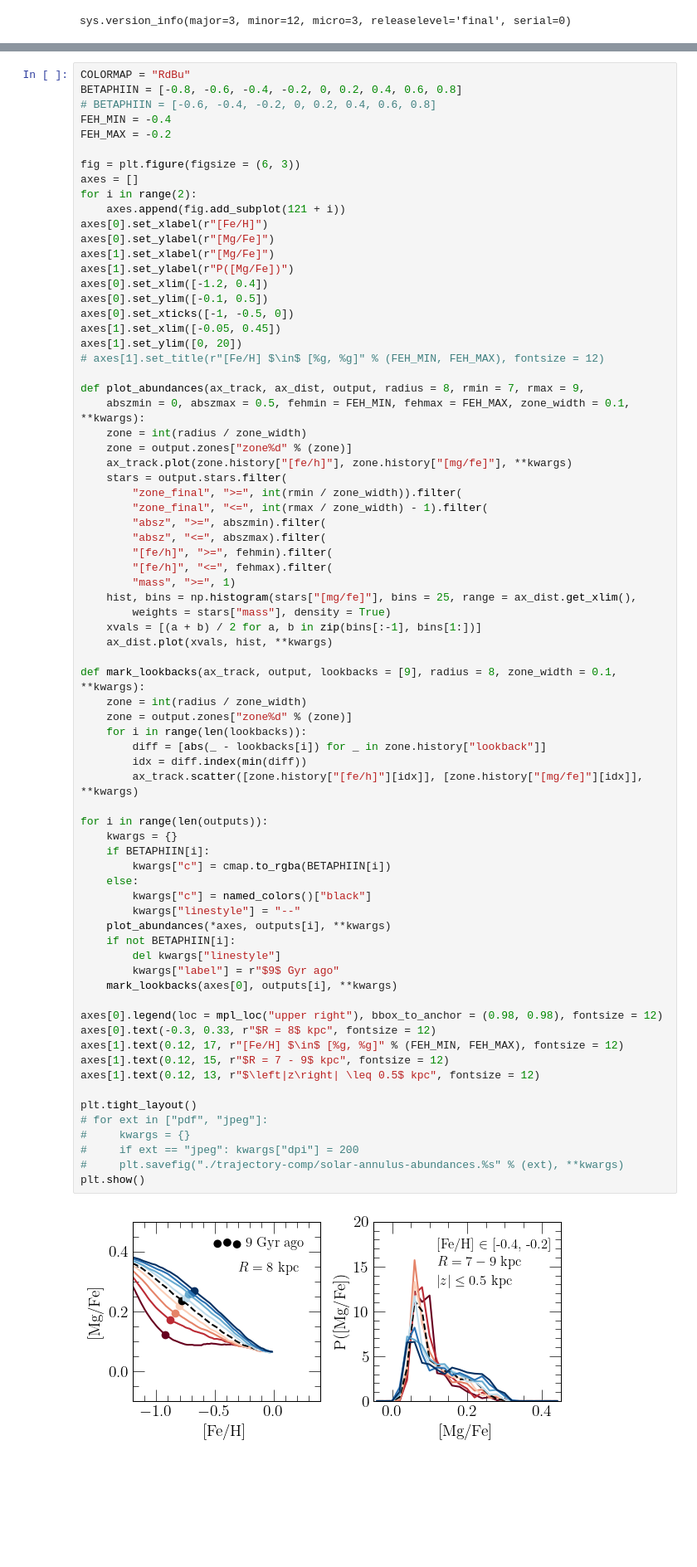
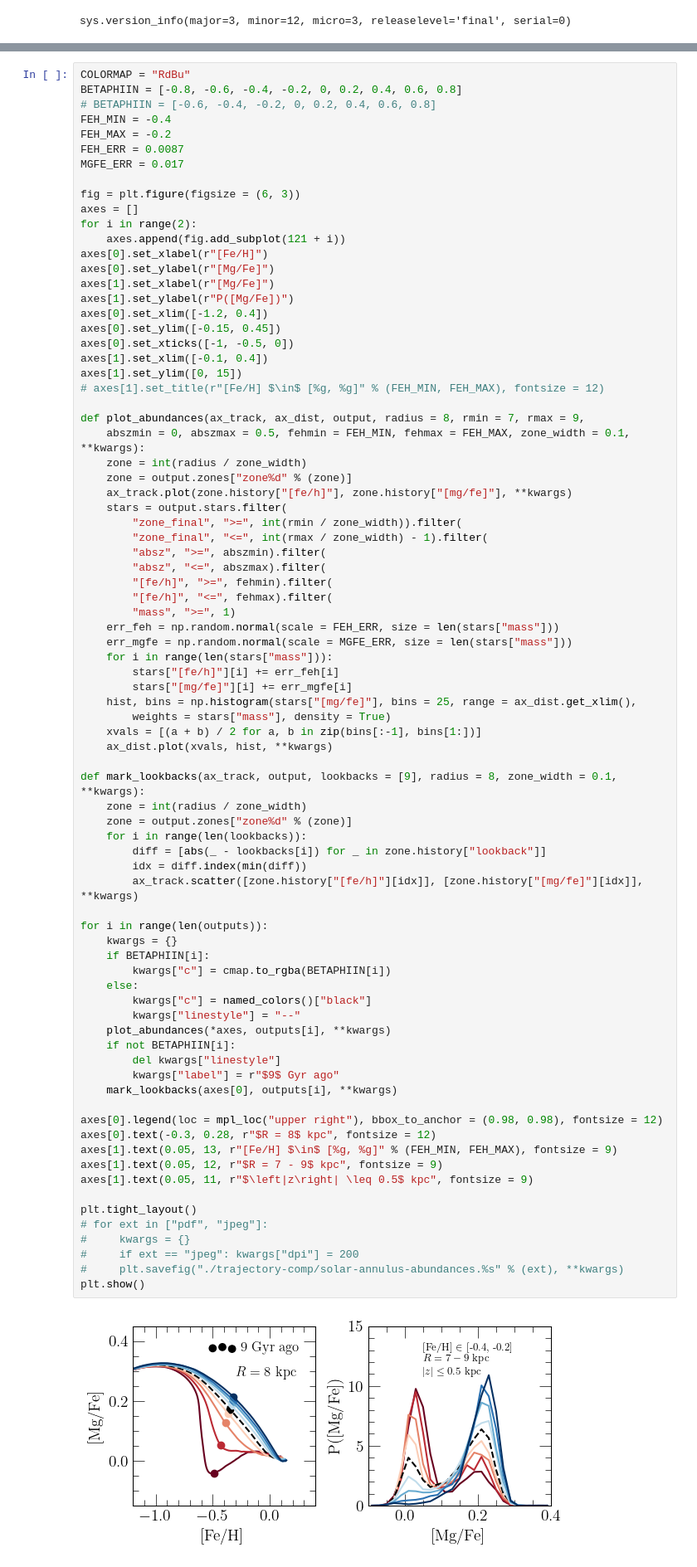
Before and after one commit to giganano/merger-flows, a Jupyter notebook: notebooks/trajectory-comp.ipynb, the cells around one changed output, grey strips where cells are left out. Shown at 83% size. Drawn from its saved outputs; the diff is of its cells as text; blank space fills up the shorter version.

Commit message:
final figures push

```diff
--- a/notebooks/trajectory-comp.ipynb
+++ b/notebooks/trajectory-comp.ipynb
@@ -125,6 +134,8 @@ BETAPHIIN = [-0.8, -0.6, -0.4, -0.2, 0, 0.2, 0.4, 0.6, 0.8]
 # BETAPHIIN = [-0.6, -0.4, -0.2, 0, 0.2, 0.4, 0.6, 0.8]
 FEH_MIN = -0.4
 FEH_MAX = -0.2
+FEH_ERR = 0.0087
+MGFE_ERR = 0.017
 
 fig = plt.figure(figsize = (6, 3))
 axes = []
@@ -135,10 +146,10 @@ axes[0].set_ylabel(r"[Mg/Fe]")
 axes[1].set_xlabel(r"[Mg/Fe]")
 axes[1].set_ylabel(r"P([Mg/Fe])")
 axes[0].set_xlim([-1.2, 0.4])
-axes[0].set_ylim([-0.1, 0.5])
+axes[0].set_ylim([-0.15, 0.45])
 axes[0].set_xticks([-1, -0.5, 0])
-axes[1].set_xlim([-0.05, 0.45])
-axes[1].set_ylim([0, 20])
+axes[1].set_xlim([-0.1, 0.4])
+axes[1].set_ylim([0, 15])
 # axes[1].set_title(r"[Fe/H] $\in$ [%g, %g]" % (FEH_MIN, FEH_MAX), fontsize = 12)
 
 def plot_abundances(ax_track, ax_dist, output, radius = 8, rmin = 7, rmax = 9,
@@ -154,6 +165,11 @@ def plot_abundances(ax_track, ax_dist, output, radius = 8, rmin = 7, rmax = 9,
         "[fe/h]", ">=", fehmin).filter(
         "[fe/h]", "<=", fehmax).filter(
         "mass", ">=", 1)
+    err_feh = np.random.normal(scale = FEH_ERR, size = len(stars["mass"]))
+    err_mgfe = np.random.normal(scale = MGFE_ERR, size = len(stars["mass"]))
+    for i in range(len(stars["mass"])):
+        stars["[fe/h]"][i] += err_feh[i]
+        stars["[mg/fe]"][i] += err_mgfe[i]
     hist, bins = np.histogram(stars["[mg/fe]"], bins = 25, range = ax_dist.get_xlim(),
         weights = stars["mass"], density = True)
     xvals = [(a + b) / 2 for a, b in zip(bins[:-1], bins[1:])]
@@ -162,35 +178,35 @@ def plot_abundances(ax_track, ax_dist, output, radius = 8, rmin = 7, rmax = 9,
 def mark_lookbacks(ax_track, output, lookbacks = [9], radius = 8, zone_width = 0.1, **kwargs):
     zone = int(radius / zone_width)
     zone = output.zones["zone%d" % (zone)]
     for i in range(len(lookbacks)):
         diff = [abs(_ - lookbacks[i]) for _ in zone.history["lookback"]]
         idx = diff.index(min(diff))
         ax_track.scatter([zone.history["[fe/h]"][idx]], [zone.history["[mg/fe]"][idx]], **kwargs)
 
 for i in range(len(outputs)):
     kwargs = {}
     if BETAPHIIN[i]:
         kwargs["c"] = cmap.to_rgba(BETAPHIIN[i])
     else:
         kwargs["c"] = named_colors()["black"]
         kwargs["linestyle"] = "--"
     plot_abundances(*axes, outputs[i], **kwargs)
     if not BETAPHIIN[i]:
         del kwargs["linestyle"]
         kwargs["label"] = r"$9$ Gyr ago"
     mark_lookbacks(axes[0], outputs[i], **kwargs)
 
 axes[0].legend(loc = mpl_loc("upper right"), bbox_to_anchor = (0.98, 0.98), fontsize = 12)
-axes[0].text(-0.3, 0.33, r"$R = 8$ kpc", fontsize = 12)
-axes[1].text(0.12, 17, r"[Fe/H] $\in$ [%g, %g]" % (FEH_MIN, FEH_MAX), fontsize = 12)
-axes[1].text(0.12, 15, r"$R = 7 - 9$ kpc", fontsize = 12)
-axes[1].text(0.12, 13, r"$\left|z\right| \leq 0.5$ kpc", fontsize = 12)
+axes[0].text(-0.3, 0.28, r"$R = 8$ kpc", fontsize = 12)
+axes[1].text(0.05, 13, r"[Fe/H] $\in$ [%g, %g]" % (FEH_MIN, FEH_MAX), fontsize = 9)
+axes[1].text(0.05, 12, r"$R = 7 - 9$ kpc", fontsize = 9)
+axes[1].text(0.05, 11, r"$\left|z\right| \leq 0.5$ kpc", fontsize = 9)
 
 plt.tight_layout()
 # for ext in ["pdf", "jpeg"]:
 #     kwargs = {}
 #     if ext == "jpeg": kwargs["dpi"] = 200
 #     plt.savefig("./trajectory-comp/solar-annulus-abundances.%s" % (ext), **kwargs)
 plt.show()
 # %% [output]
-[figure, old version]
+[figure, new version]
```
Also changed, not shown: parts of 6 cells of this notebook, 28 other files.
